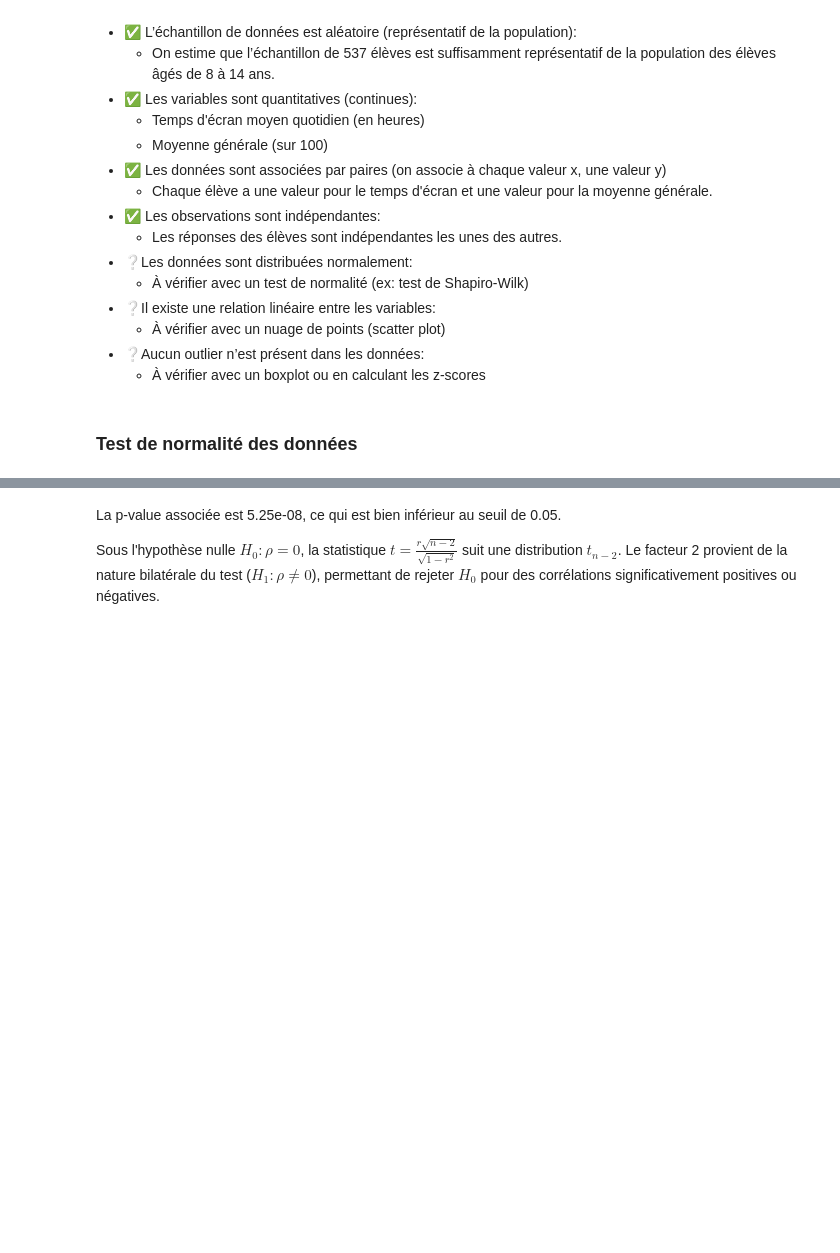
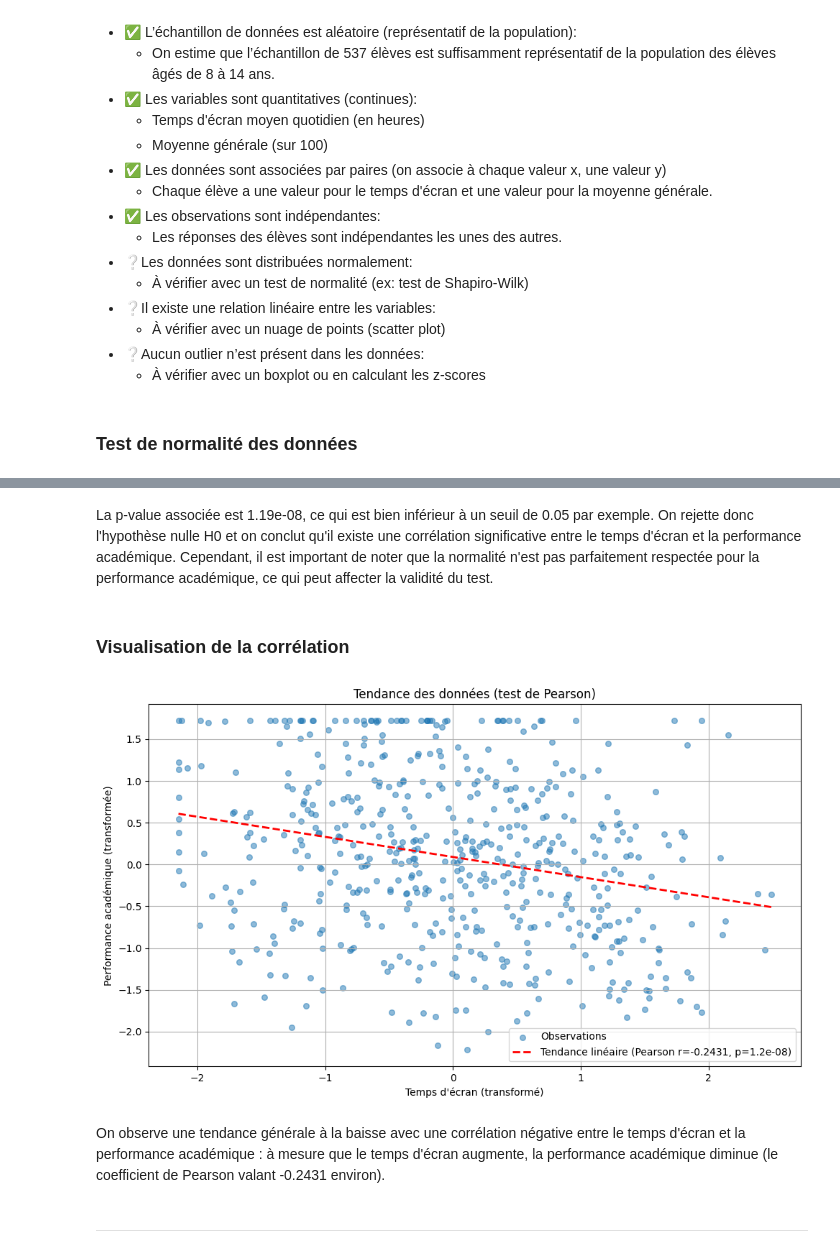
Before and after one commit to PaulHaardt/Projet-Stats, a Jupyter notebook: Paul.ipynb, the cells around one changed output, grey strips where cells are left out. Cells and saved outputs as stored; diff of their text form; code cells hidden in the pictures; blank space fills up the shorter version.

```diff
--- a/Paul.ipynb
+++ b/Paul.ipynb
@@ -116,4 +221,6 @@ On utilise la formule suivante pour calculer la statistique t :
 $ t = \frac{r \sqrt{n - 2}}{\sqrt{1 - r^2}} $
 
 Ici, on a :
+# %%
+academic_performance, screen_time = pd.Series(academic_performance), pd.Series(screen_time)
 # %%
@@ -153,4 +234,32 @@ P-value associée : 6.056811496790715e-09
 # %% [markdown]
-La p-value associée est 5.25e-08, ce qui est bien inférieur au seuil de 0.05.
-
-Sous l'hypothèse nulle $H_0: \rho = 0$, la statistique $t = \frac{r\sqrt{n-2}}{\sqrt{1-r^2}}$ suit une distribution $t_{n-2}$. Le facteur 2 provient de la nature bilatérale du test ($H_1: \rho \neq 0$), permettant de rejeter $H_0$ pour des corrélations significativement positives ou négatives.
+La p-value associée est 1.19e-08, ce qui est bien inférieur à un seuil de 0.05 par exemple.
+On rejette donc l'hypothèse nulle H0 et on conclut qu'il existe une corrélation significative entre le temps d'écran et la performance académique. Cependant, il est important de noter que la normalité n'est pas parfaitement respectée pour la performance académique, ce qui peut affecter la validité du test.
+# %% [markdown]
+### Visualisation de la corrélation
+# %%
+fig, ax = plt.subplots(figsize=(10, 6))
+
+x = np.asarray(screen_time)
+y = np.asarray(academic_performance)
+
+ax.scatter(x, y, alpha=0.5, s=30, label='Observations')
+
+coeffs = np.polyfit(x, y, 1)
+line = np.poly1d(coeffs)
+x_fit = np.linspace(x.min(), x.max(), 200)
+ax.plot(x_fit, line(x_fit), 'r--', linewidth=2,
+    label=f'Tendance linéaire (Pearson r={r:.4f}, p={p_value:.1e})')
+
+ax.set_xlabel("Temps d'écran (transformé)")
+ax.set_ylabel("Performance académique (transformée)")
+ax.set_title("Tendance des données (test de Pearson)")
+ax.legend()
+ax.grid(True)
+plt.tight_layout()
+plt.show()
+# %% [output]
+[figure, added]
+# %% [markdown]
+On observe une tendance générale à la baisse avec une corrélation négative entre le temps d'écran et la performance académique : à mesure que le temps d'écran augmente, la performance académique diminue (le coefficient de Pearson valant -0.2431 environ).
+# %% [markdown]
+----------------
```
Also changed, not shown: parts of 51 cells of this notebook, 3 other files.
